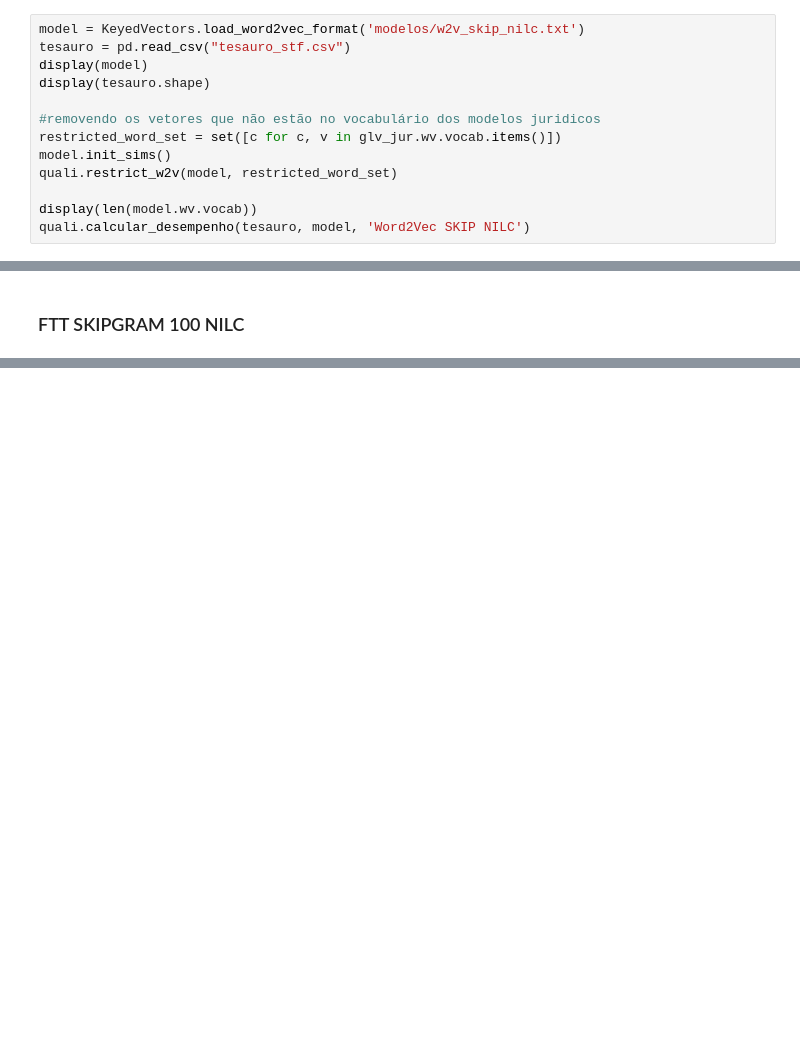
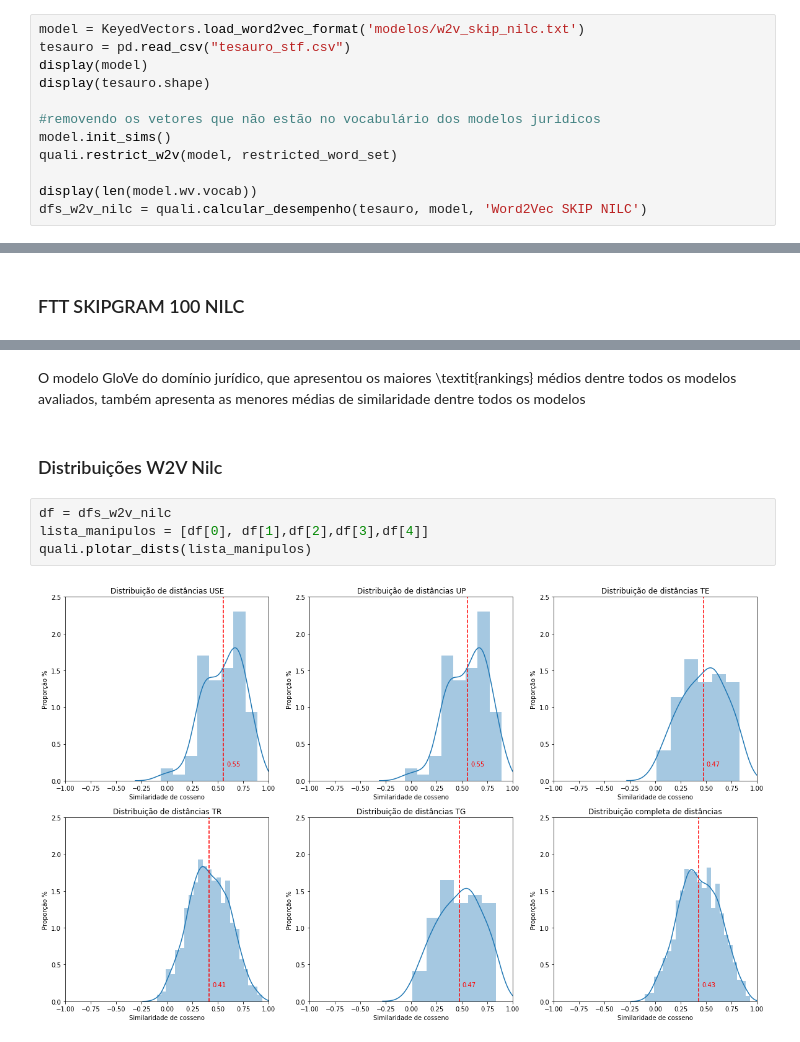
Before and after one commit to oliveiratiano/experimentos_meestrado, a Jupyter notebook: 4. processar_modelo_tstf.ipynb, the cells around one changed output, grey strips where cells are left out. Saved outputs shown, nothing was run; the diff lists cells and outputs as text; blank space fills up the shorter version.

```diff
--- a/4. processar_modelo_tstf.ipynb
+++ b/4. processar_modelo_tstf.ipynb
@@ -109,12 +39,11 @@ display(model)
 display(tesauro.shape)
 
 #removendo os vetores que não estão no vocabulário dos modelos juridicos
-restricted_word_set = set([c for c, v in glv_jur.wv.vocab.items()])
 model.init_sims()
 quali.restrict_w2v(model, restricted_word_set)
 
 display(len(model.wv.vocab))
-quali.calcular_desempenho(tesauro, model, 'Word2Vec SKIP NILC')
+dfs_w2v_nilc = quali.calcular_desempenho(tesauro, model, 'Word2Vec SKIP NILC')
 # %% [output]
 <gensim.models.keyedvectors.Word2VecKeyedVectors at 0x...>
 (15795, 8)
@@ -194,0 +226,10 @@ tesauro[tesauro.unico == 1]
+# %% [markdown]
+O modelo GloVe do domínio jurídico, que apresentou os maiores \textit{rankings} médios dentre todos os modelos avaliados, também apresenta as menores médias de similaridade dentre todos os modelos
+# %% [markdown]
+### Distribuições W2V Nilc
+# %%
+df = dfs_w2v_nilc
+lista_manipulos = [df[0], df[1],df[2],df[3],df[4]]
+quali.plotar_dists(lista_manipulos)
+# %% [output]
+[figure, added]
```
Also changed, not shown: parts of 41 cells of this notebook, 9 other files.
